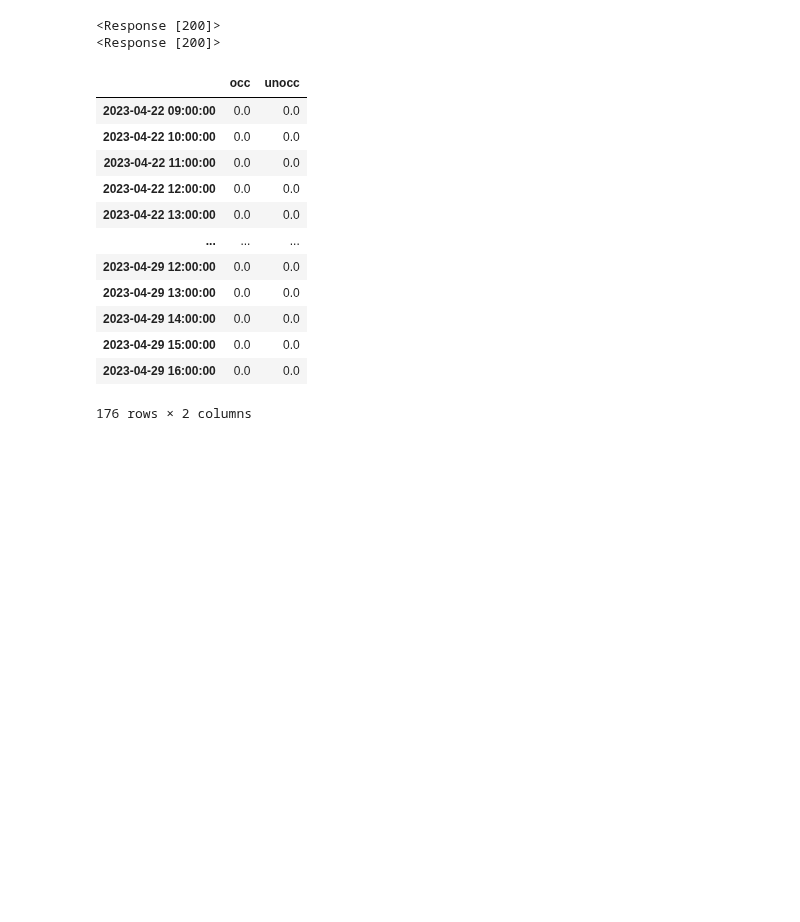
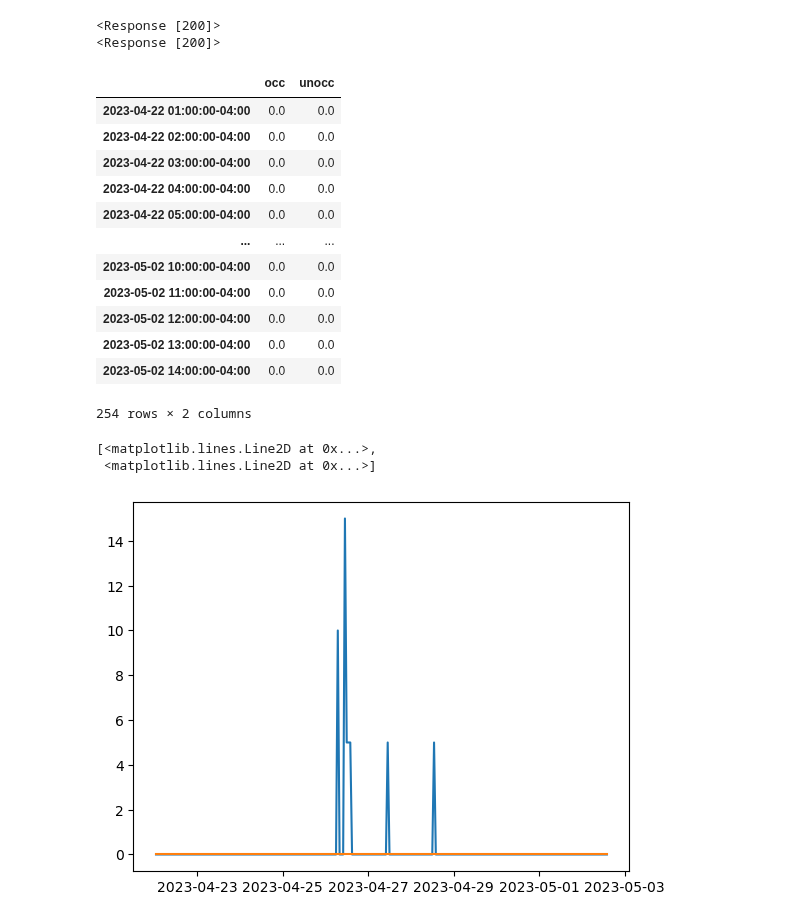
Before and after one commit to thereidfleish/fume-hood-dashboard, a Jupyter notebook: add_to_database.ipynb, the cells around one changed output. Cells and saved outputs as stored; diff of their text form; code cells hidden in the pictures; blank space fills up the shorter version.

Commit message:
fix some stuff

```diff
--- a/add_to_database.ipynb
+++ b/add_to_database.ipynb
@@ -71,17 +72,22 @@ def total_time_sash_open(sash_point, occ_point, server, start, end, is_occupied)
   df["time_open_mins"] = np.where((df["sash"] > 1.2), time_interval, 0)
 
   df = df.dropna()
-  # df.index = df.index.map(lambda x: x.to_pydatetime().replace(tzinfo=tz.tzutc()).astimezone(tz.tzlocal()))
+  df.index = df.index.map(lambda x: x.to_pydatetime().replace(tzinfo=tz.tzutc()).astimezone(tz.tzlocal()))
   # display(df)
 
   df = df[df['occ']==int(is_occupied)]
 
-  # display(df)
+  display(df)
+  # plt.plot(df["occ"], df["sash"])
 
   df = df.groupby(pd.Grouper(freq='60Min', label='right')).sum()
 
   df.index = df.index.strftime('%s').astype("int")
 
+  display(df)
+
+  print("DF with POSITIVE BAD STUFF!")
+  # display(df[df["time_open_mins"] > 0])
 
   return df["time_open_mins"]
 # %%
@@ -177,43 +237,48 @@ def synthetic_query(target, start, end):
             }
         ],
 
     }
     request = requests.post(url, json=data)
     print(request)
     # print(request.json())
     master = create_tuple(request)
     list = pd.Series(data=[i[0] for i in master],
                      index=[i[1] for i in master])
 
     list = list[~list.index.duplicated()]
 
     return list
 
 sash_data_occ = synthetic_query(target="Biotech.Floor_4.Lab_433.Hood_1.sashOpenTime.occ",
                                     start=str(datetime(2023, 4, 22)),
                                     end=str(datetime.now()))
 
 sash_data_unocc = synthetic_query(target="Biotech.Floor_4.Lab_433.Hood_1.sashOpenTime.unocc",
                                       start=str(datetime(2023, 4, 22)),
                                       end=str(datetime.now()))
 
 final_df = pd.DataFrame(
         data={"occ": sash_data_occ, "unocc": sash_data_unocc})
 final_df = final_df.fillna(0)
-final_df
+final_df.index = final_df.index.map(lambda x: x.to_pydatetime().replace(tzinfo=tz.tzutc()).astimezone(tz.tzlocal()))
+display(final_df)
+plt.plot(final_df)
 # %% [output]
 <Response [200]>
 <Response [200]>
 |  | occ | unocc |
-| 2023-04-22 09:00:00 | 0.0 | 0.0 |
-| 2023-04-22 10:00:00 | 0.0 | 0.0 |
-| 2023-04-22 11:00:00 | 0.0 | 0.0 |
-| 2023-04-22 12:00:00 | 0.0 | 0.0 |
-| 2023-04-22 13:00:00 | 0.0 | 0.0 |
+| 2023-04-22 01:00:00-04:00 | 0.0 | 0.0 |
+| 2023-04-22 02:00:00-04:00 | 0.0 | 0.0 |
+| 2023-04-22 03:00:00-04:00 | 0.0 | 0.0 |
+| 2023-04-22 04:00:00-04:00 | 0.0 | 0.0 |
+| 2023-04-22 05:00:00-04:00 | 0.0 | 0.0 |
 | ... | ... | ... |
-| 2023-04-29 12:00:00 | 0.0 | 0.0 |
-| 2023-04-29 13:00:00 | 0.0 | 0.0 |
-| 2023-04-29 14:00:00 | 0.0 | 0.0 |
-| 2023-04-29 15:00:00 | 0.0 | 0.0 |
-| 2023-04-29 16:00:00 | 0.0 | 0.0 |
+| 2023-05-02 10:00:00-04:00 | 0.0 | 0.0 |
+| 2023-05-02 11:00:00-04:00 | 0.0 | 0.0 |
+| 2023-05-02 12:00:00-04:00 | 0.0 | 0.0 |
+| 2023-05-02 13:00:00-04:00 | 0.0 | 0.0 |
+| 2023-05-02 14:00:00-04:00 | 0.0 | 0.0 |
-176 rows × 2 columns
+254 rows × 2 columns
+[<matplotlib.lines.Line2D at 0x...>,
+ <matplotlib.lines.Line2D at 0x...>]
+[figure, added]
```
Also changed, not shown: parts of 2 cells of this notebook, 1 other file.
